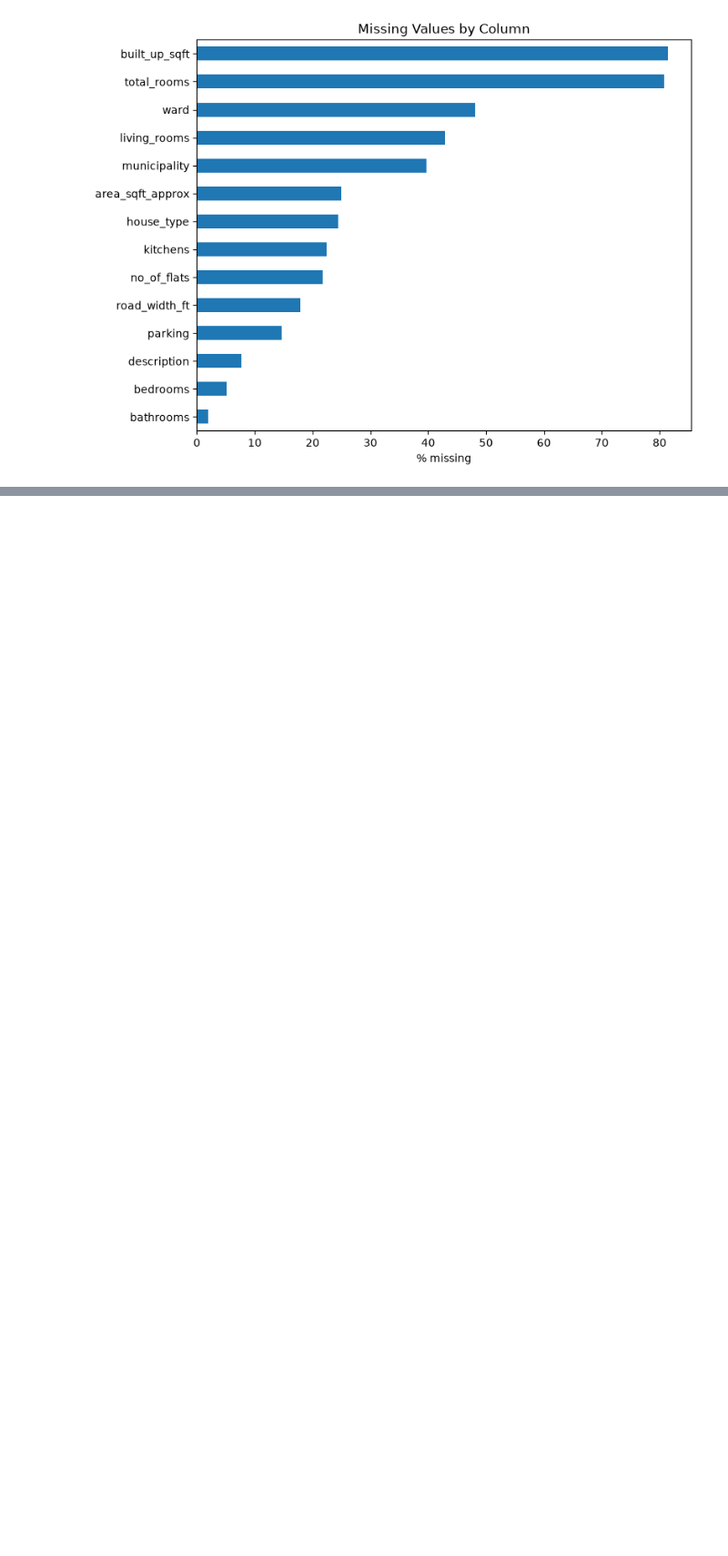
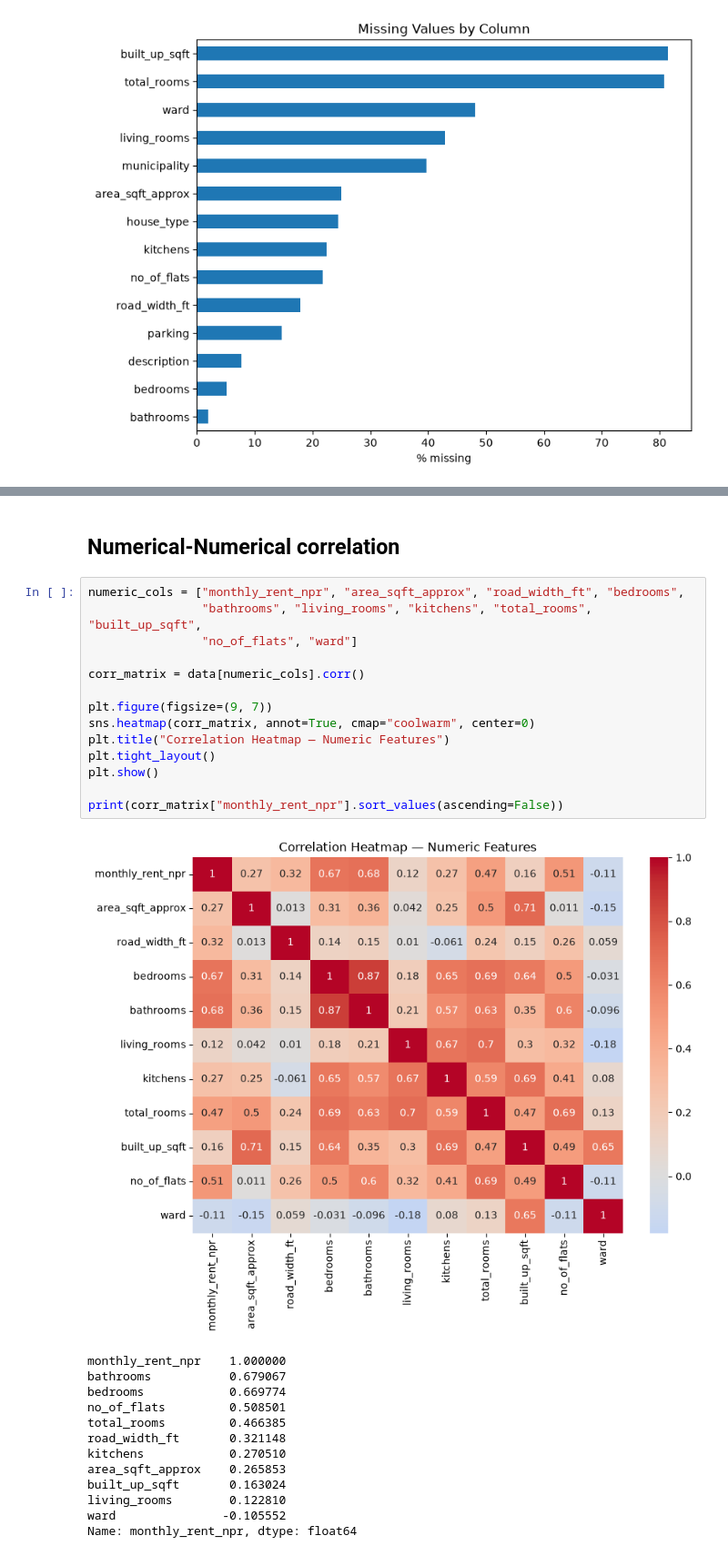
Before and after one commit to Anisha-Rijal-09/Kathmandu-Rental-Price-Predictor, a Jupyter notebook: main.ipynb, the cells around one changed output, grey strips where cells are left out. Shown at 91% size. Cells and saved outputs as stored; diff of their text form; blank space fills up the shorter version.

```diff
--- a/main.ipynb
+++ b/main.ipynb
@@ -100,0 +181,30 @@ dtype: float64
+# %% [markdown]
+## Numerical-Numerical correlation
+# %%
+numeric_cols = ["monthly_rent_npr", "area_sqft_approx", "road_width_ft", "bedrooms",
+                "bathrooms", "living_rooms", "kitchens", "total_rooms", "built_up_sqft",
+                "no_of_flats", "ward"]
+
+corr_matrix = data[numeric_cols].corr()
+
+plt.figure(figsize=(9, 7))
+sns.heatmap(corr_matrix, annot=True, cmap="coolwarm", center=0)
+plt.title("Correlation Heatmap — Numeric Features")
+plt.tight_layout()
+plt.show()
+
+print(corr_matrix["monthly_rent_npr"].sort_values(ascending=False))
+# %% [output]
+[figure, added]
+monthly_rent_npr    1.000000
+bathrooms           0.679067
+bedrooms            0.669774
+no_of_flats         0.508501
+total_rooms         0.466385
+road_width_ft       0.321148
+kitchens            0.270510
+area_sqft_approx    0.265853
+built_up_sqft       0.163024
+living_rooms        0.122810
+ward               -0.105552
+Name: monthly_rent_npr, dtype: float64
```
Also changed, not shown: parts of 32 cells of this notebook.
